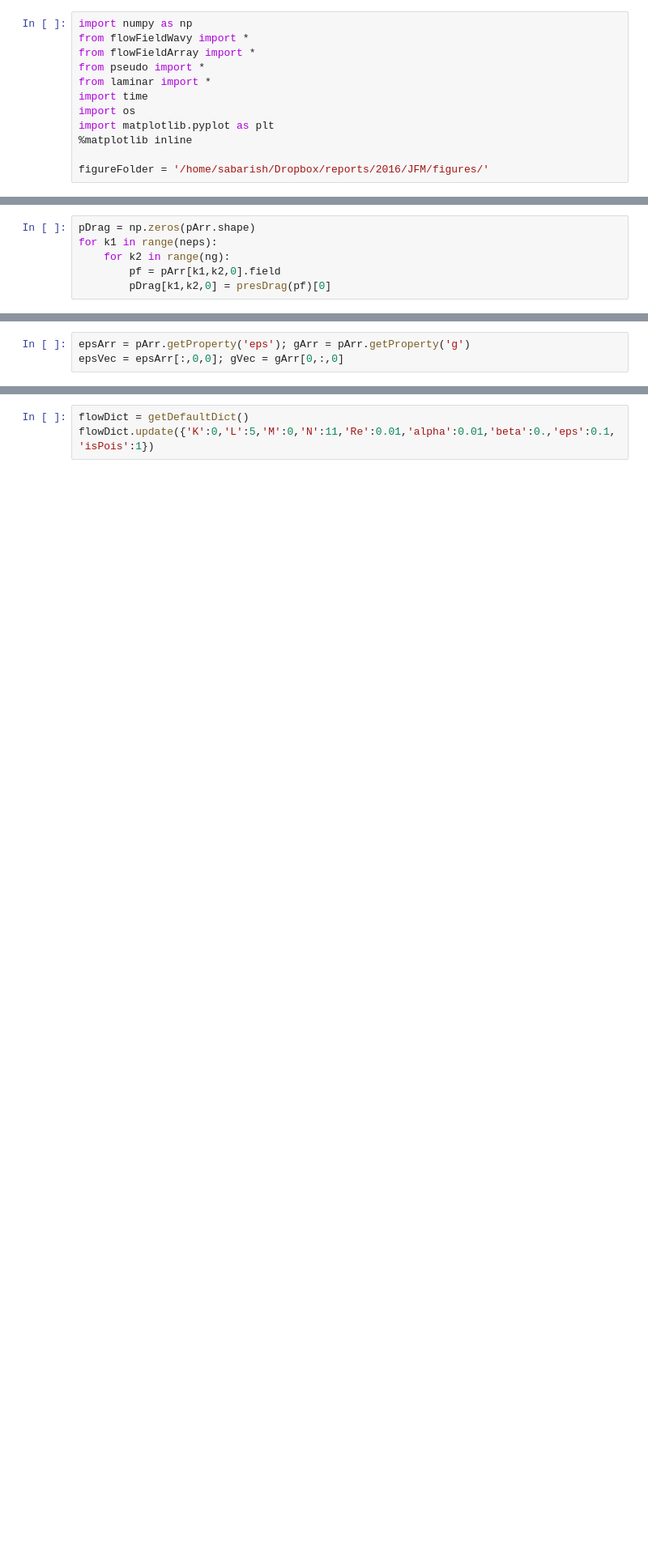
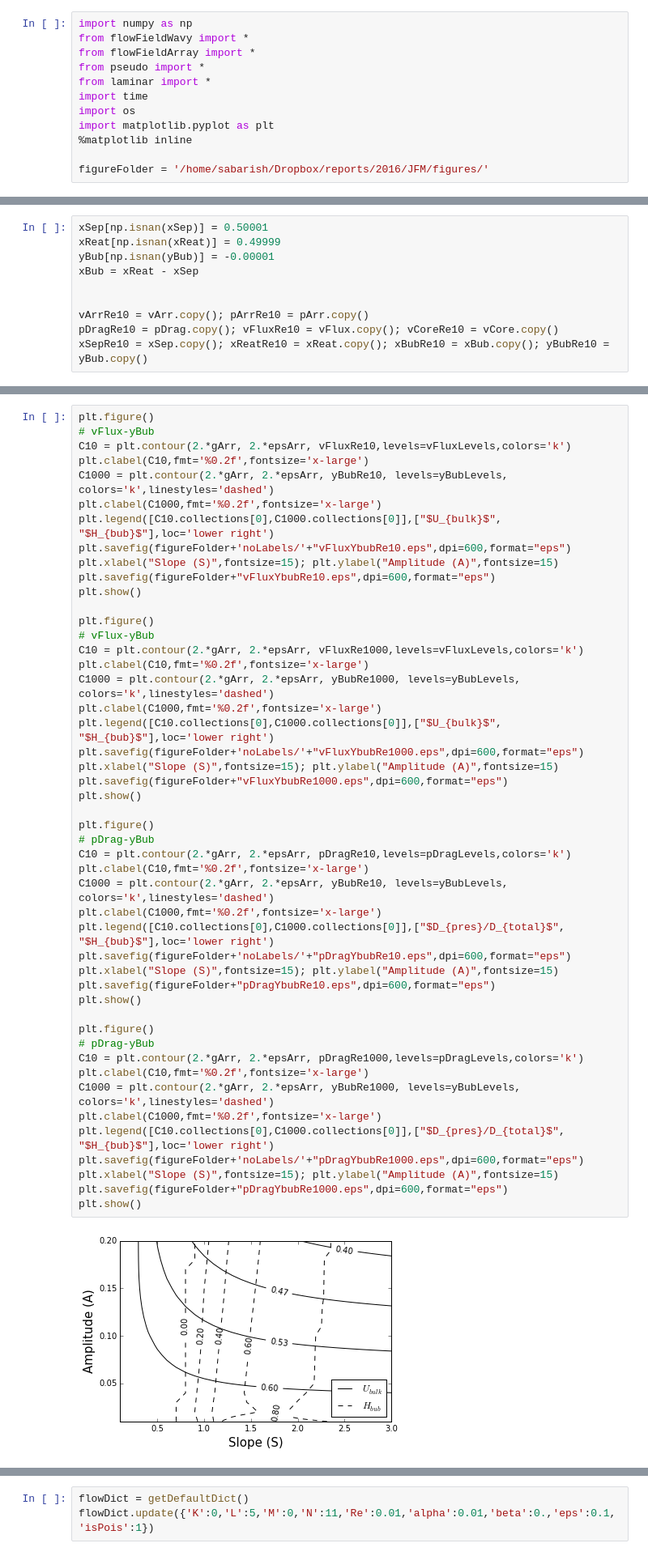
Before and after one commit to saba-vadarevu/Grooved-Channel-Flow, a Jupyter notebook: laminar.ipynb, the cells around one changed output, grey strips where cells are left out. Shown at 81% size. Saved outputs shown, nothing was run; the diff lists cells and outputs as text; blank space fills up the shorter version.

```diff
--- a/laminar.ipynb
+++ b/laminar.ipynb
@@ -267,6 +76,0 @@ vArr = flowFieldArray(vList,neps,ng,nRe); pArr = flowFieldArray(pList,neps,ng,nR
-# %%
-pDrag = np.zeros(pArr.shape)
-for k1 in range(neps):
-    for k2 in range(ng):
-        pf = pArr[k1,k2,0].field
-        pDrag[k1,k2,0] = presDrag(pf)[0]
@@ -275,3 +76,0 @@ pDrag[:,29,0]/(4./10.)
-# %%
-epsArr = pArr.getProperty('eps'); gArr = pArr.getProperty('g')
-epsVec = epsArr[:,0,0]; gVec = gArr[0,:,0]
@@ -295,0 +103,10 @@ plt.show();
+# %%
+xSep[np.isnan(xSep)] = 0.50001
+xReat[np.isnan(xReat)] = 0.49999
+yBub[np.isnan(yBub)] = -0.00001
+xBub = xReat - xSep
+
+
+vArrRe10 = vArr.copy(); pArrRe10 = pArr.copy()
+pDragRe10 = pDrag.copy(); vFluxRe10 = vFlux.copy(); vCoreRe10 = vCore.copy()
+xSepRe10 = xSep.copy(); xReatRe10 = xReat.copy(); xBubRe10 = xBub.copy(); yBubRe10 = yBub.copy()
@@ -295,0 +212,50 @@ plt.show();
+# %%
+plt.figure()
+# vFlux-yBub
+C10 = plt.contour(2.*gArr, 2.*epsArr, vFluxRe10,levels=vFluxLevels,colors='k')
+plt.clabel(C10,fmt='%0.2f',fontsize='x-large')
+C1000 = plt.contour(2.*gArr, 2.*epsArr, yBubRe10, levels=yBubLevels, colors='k',linestyles='dashed')
+plt.clabel(C1000,fmt='%0.2f',fontsize='x-large')
+plt.legend([C10.collections[0],C1000.collections[0]],["$U_{bulk}$", "$H_{bub}$"],loc='lower right')
+plt.savefig(figureFolder+'noLabels/'+"vFluxYbubRe10.eps",dpi=600,format="eps")
+plt.xlabel("Slope (S)",fontsize=15); plt.ylabel("Amplitude (A)",fontsize=15)
+plt.savefig(figureFolder+"vFluxYbubRe10.eps",dpi=600,format="eps")
+plt.show()
+
+plt.figure()
+# vFlux-yBub
+C10 = plt.contour(2.*gArr, 2.*epsArr, vFluxRe1000,levels=vFluxLevels,colors='k')
+plt.clabel(C10,fmt='%0.2f',fontsize='x-large')
+C1000 = plt.contour(2.*gArr, 2.*epsArr, yBubRe1000, levels=yBubLevels, colors='k',linestyles='dashed')
+plt.clabel(C1000,fmt='%0.2f',fontsize='x-large')
+plt.legend([C10.collections[0],C1000.collections[0]],["$U_{bulk}$", "$H_{bub}$"],loc='lower right')
+plt.savefig(figureFolder+'noLabels/'+"vFluxYbubRe1000.eps",dpi=600,format="eps")
+plt.xlabel("Slope (S)",fontsize=15); plt.ylabel("Amplitude (A)",fontsize=15)
+plt.savefig(figureFolder+"vFluxYbubRe1000.eps",dpi=600,format="eps")
+plt.show()
+
+plt.figure()
+# pDrag-yBub
+C10 = plt.contour(2.*gArr, 2.*epsArr, pDragRe10,levels=pDragLevels,colors='k')
+plt.clabel(C10,fmt='%0.2f',fontsize='x-large')
+C1000 = plt.contour(2.*gArr, 2.*epsArr, yBubRe10, levels=yBubLevels, colors='k',linestyles='dashed')
+plt.clabel(C1000,fmt='%0.2f',fontsize='x-large')
+plt.legend([C10.collections[0],C1000.collections[0]],["$D_{pres}/D_{total}$", "$H_{bub}$"],loc='lower right')
+plt.savefig(figureFolder+'noLabels/'+"pDragYbubRe10.eps",dpi=600,format="eps")
+plt.xlabel("Slope (S)",fontsize=15); plt.ylabel("Amplitude (A)",fontsize=15)
+plt.savefig(figureFolder+"pDragYbubRe10.eps",dpi=600,format="eps")
+plt.show()
+
+plt.figure()
+# pDrag-yBub
+C10 = plt.contour(2.*gArr, 2.*epsArr, pDragRe1000,levels=pDragLevels,colors='k')
+plt.clabel(C10,fmt='%0.2f',fontsize='x-large')
+C1000 = plt.contour(2.*gArr, 2.*epsArr, yBubRe1000, levels=yBubLevels, colors='k',linestyles='dashed')
+plt.clabel(C1000,fmt='%0.2f',fontsize='x-large')
+plt.legend([C10.collections[0],C1000.collections[0]],["$D_{pres}/D_{total}$", "$H_{bub}$"],loc='lower right')
+plt.savefig(figureFolder+'noLabels/'+"pDragYbubRe1000.eps",dpi=600,format="eps")
+plt.xlabel("Slope (S)",fontsize=15); plt.ylabel("Amplitude (A)",fontsize=15)
+plt.savefig(figureFolder+"pDragYbubRe1000.eps",dpi=600,format="eps")
+plt.show()
+# %% [output]
+[figure, added]
```
Also changed, not shown: parts of 89 cells of this notebook, 5 other files.
